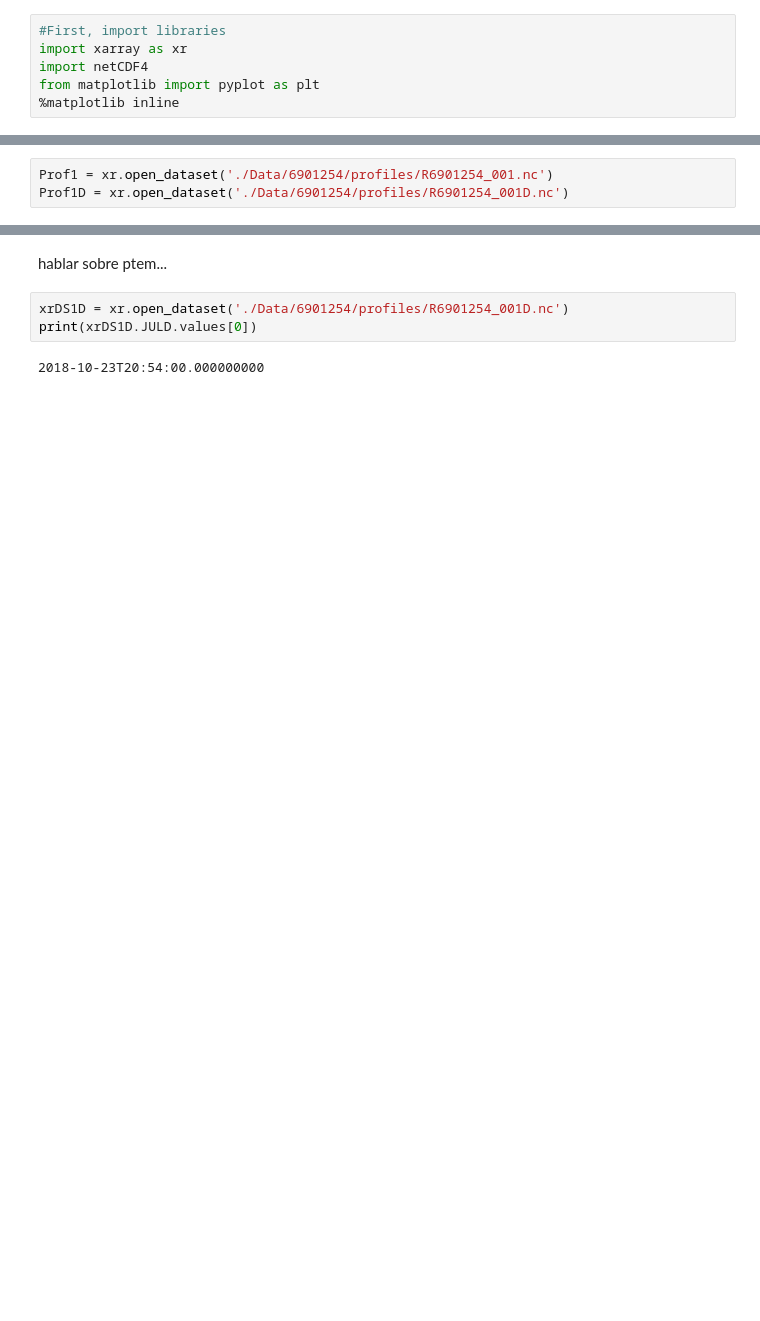
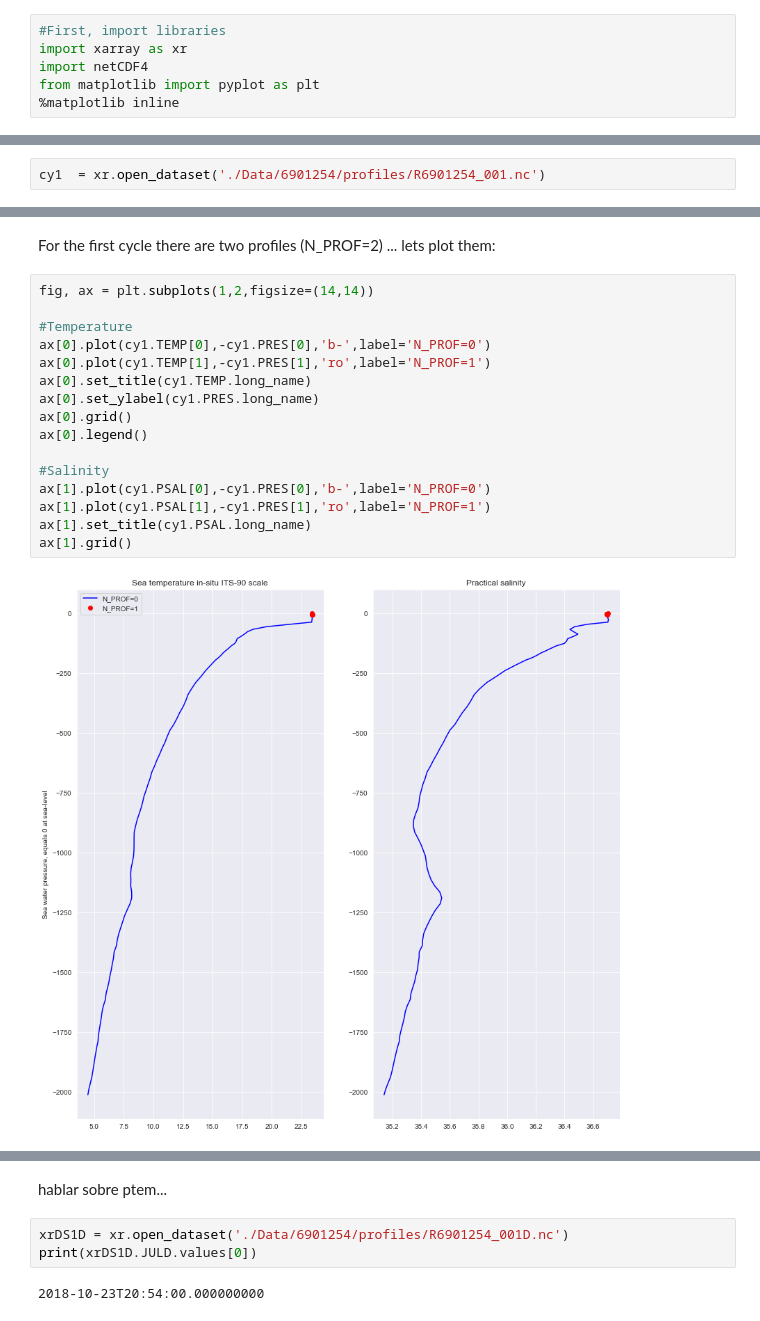
Before and after one commit to euroargodev/argoonlineschool, a Jupyter notebook: L04_ArgoDatabyFloat.ipynb, the cells around one changed output, grey strips where cells are left out. Drawn from its saved outputs; the diff is of its cells as text; blank space fills up the shorter version.

Commit message:
Added cycle/profile description

```diff
--- a/L04_ArgoDatabyFloat.ipynb
+++ b/L04_ArgoDatabyFloat.ipynb
@@ -37,3 +49,2 @@ from matplotlib import pyplot as plt
 # %%
-Prof1 = xr.open_dataset('./Data/6901254/profiles/R6901254_001.nc')
-Prof1D = xr.open_dataset('./Data/6901254/profiles/R6901254_001D.nc')
+cy1  = xr.open_dataset('./Data/6901254/profiles/R6901254_001.nc')
@@ -59,0 +88,20 @@ Data variables:
+# %% [markdown]
+For the first cycle there are two profiles (N_PROF=2) ... lets plot them:
+# %%
+fig, ax = plt.subplots(1,2,figsize=(14,14))
+
+#Temperature
+ax[0].plot(cy1.TEMP[0],-cy1.PRES[0],'b-',label='N_PROF=0')
+ax[0].plot(cy1.TEMP[1],-cy1.PRES[1],'ro',label='N_PROF=1')
+ax[0].set_title(cy1.TEMP.long_name)
+ax[0].set_ylabel(cy1.PRES.long_name)
+ax[0].grid()
+ax[0].legend()
+
+#Salinity
+ax[1].plot(cy1.PSAL[0],-cy1.PRES[0],'b-',label='N_PROF=0')
+ax[1].plot(cy1.PSAL[1],-cy1.PRES[1],'ro',label='N_PROF=1')
+ax[1].set_title(cy1.PSAL.long_name)
+ax[1].grid()
+# %% [output]
+[figure, added]
```
Also changed, not shown: parts of 26 cells of this notebook.
